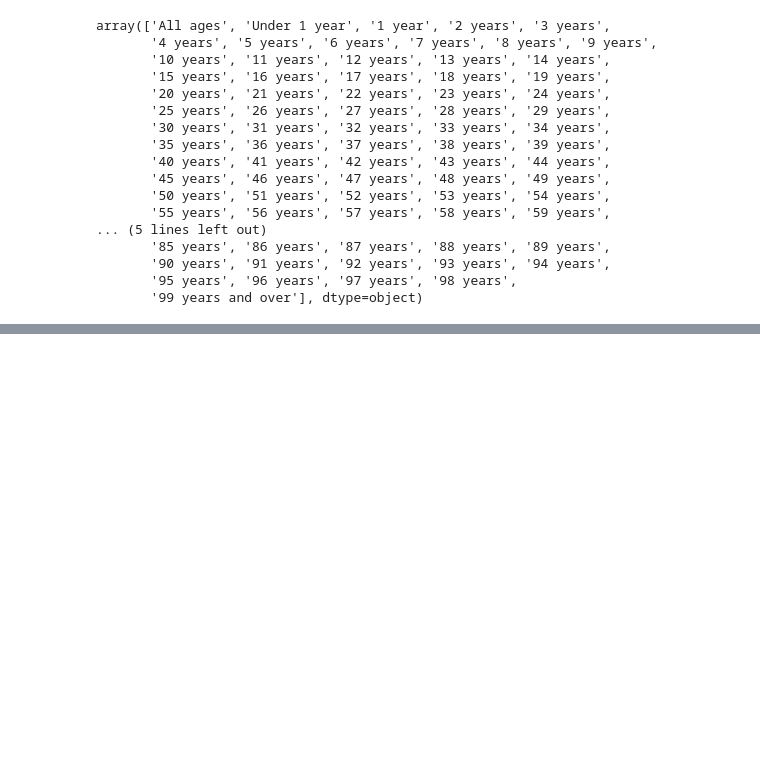
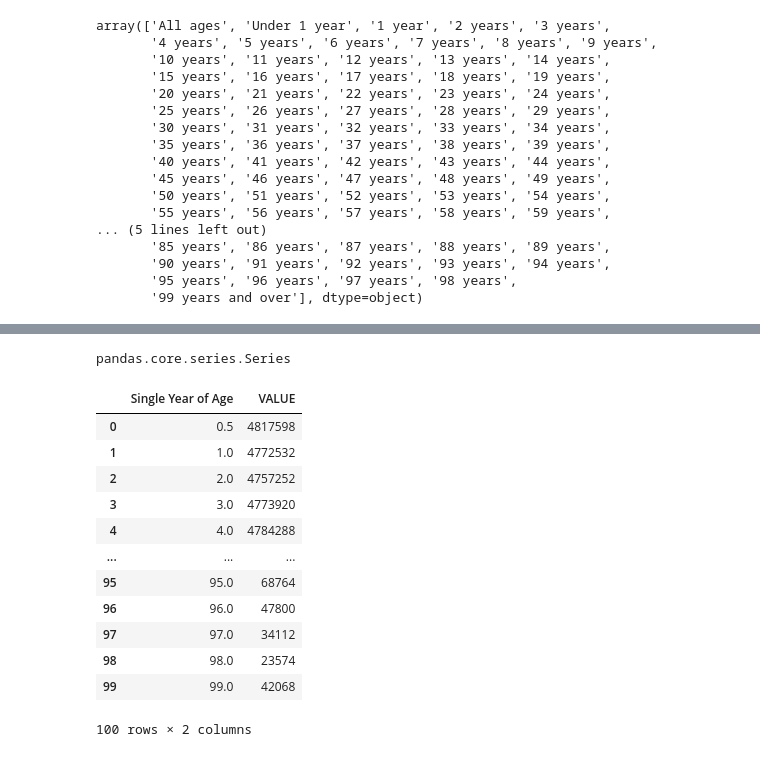
Before and after one commit to ZheLuo2023/CA1, a Jupyter notebook: Population Analysis.ipynb, the cells around one changed output, grey strips where cells are left out. Drawn from its saved outputs; the diff is of its cells as text; code cells hidden in the pictures; blank space fills up the shorter version.

```diff
--- a/Population Analysis.ipynb
+++ b/Population Analysis.ipynb
@@ -247,0 +306,6 @@ memory usage: 308.6 KB
+# %%
+age_group= data.groupby("Single Year of Age")["VALUE"].sum()
+# %%
+type(age_group)
+# %% [output]
+pandas.core.series.Series
@@ -247,0 +314,16 @@ memory usage: 308.6 KB
+# %%
+age_group_df
+# %% [output]
+|  | Single Year of Age | VALUE |
+| 0 | 0.5 | 4817598 |
+| 1 | 1.0 | 4772532 |
+| 2 | 2.0 | 4757252 |
+| 3 | 3.0 | 4773920 |
+| 4 | 4.0 | 4784288 |
+| ... | ... | ... |
+| 95 | 95.0 | 68764 |
+| 96 | 96.0 | 47800 |
+| 97 | 97.0 | 34112 |
+| 98 | 98.0 | 23574 |
+| 99 | 99.0 | 42068 |
+100 rows × 2 columns
```
Also changed, not shown: parts of 16 cells of this notebook.
